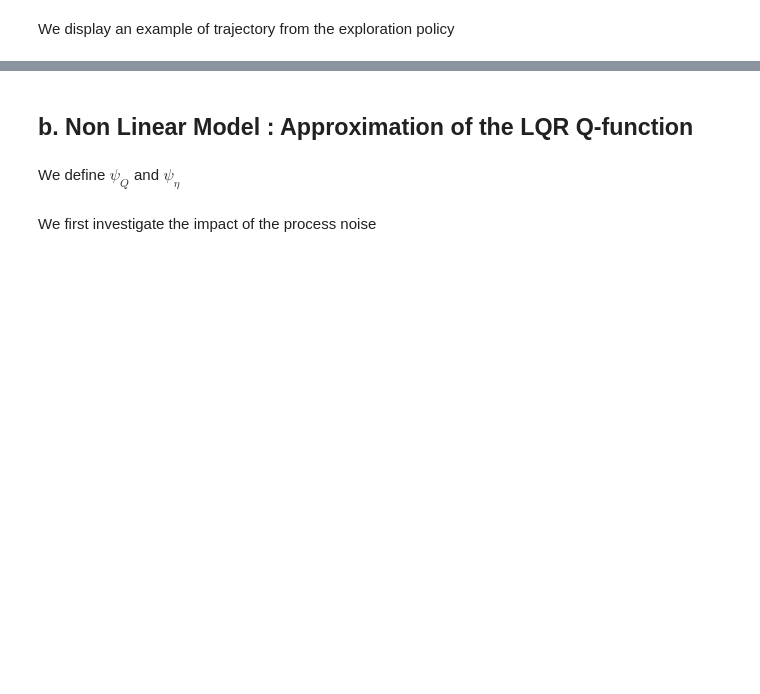
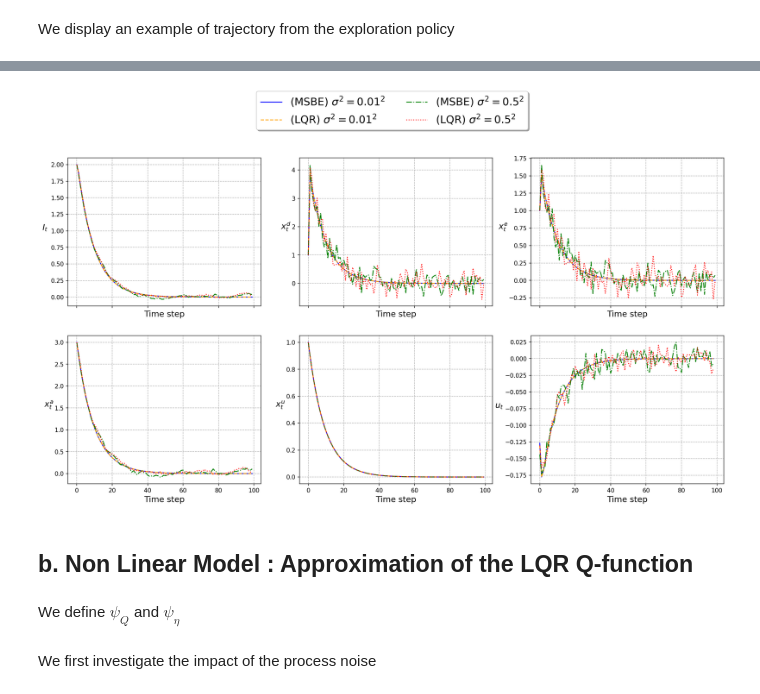
Before and after one commit to TheoHanon/Stochastic-Optimal-Control, a Jupyter notebook: PartIV/partIV.ipynb, the cells around one changed output, grey strips where cells are left out. Saved outputs shown, nothing was run; the diff lists cells and outputs as text; code cells hidden in the pictures; blank space fills up the shorter version.

```diff
--- a/PartIV/partIV.ipynb
+++ b/PartIV/partIV.ipynb
@@ -433,3 +432,37 @@ utils.show_trajectories(dict_data_explo, save=SOURCE + "/trajectories_exploratio
+# %%
+x0_train = [5, 0, 0, 0, 0]
+n_step_train = 1000
+
+x0_test = [2, 1, 1, 3, 1]
+n_step_test = 100
+
+exploration_std = 1e-1
+n_noises = 20 # 20**2 combinations of noises
+M = 10
+
+std_noises = [1e-2, .5]
+dict_data_noise = {}
+n_step = 100
+
+for std in std_noises:
+    transition_kernel = generate_finite_kernel(n_noises=n_noises, noise_std=noise_std, k=1)
+    data_train = model.simulate_linear_model(x0_train, policy_explo, n_step_train, with_noise=True, std_const=std)
+    theta_MSBE = compute_MSBE(data_train, transition_kernel, psi_Q, psi_eta, model_str="lin")
+
+    policy_MSBE = lambda x: policy_Q(x, theta = theta_MSBE)
+
+    data_MSBE = model.simulate_linear_model(x0_test, policy_MSBE, n_step_test, with_noise=True, std_const=std)
+    data_lqr  = model.simulate_linear_model(x0_test, model.LQR_policy, n_step_test, with_noise=True, std_const=std)
+
+    dict_data_noise[fr"(MSBE) $\sigma^2 = {std}^2$"] = data_MSBE
+    dict_data_noise[fr"(LQR) $\sigma^2 = {std}^2$"] = data_lqr
+
+
+
+
+utils.show_trajectories(dict_data_noise, save=SOURCE + "/linear_trajectories_comparisons.pdf")
+# %% [output]
+[figure, added]
 # %% [markdown]
 ## b. Non Linear Model : Approximation of the LQR Q-function
 # %% [markdown]
```
Also changed, not shown: parts of 6 cells of this notebook, 6 other files.
